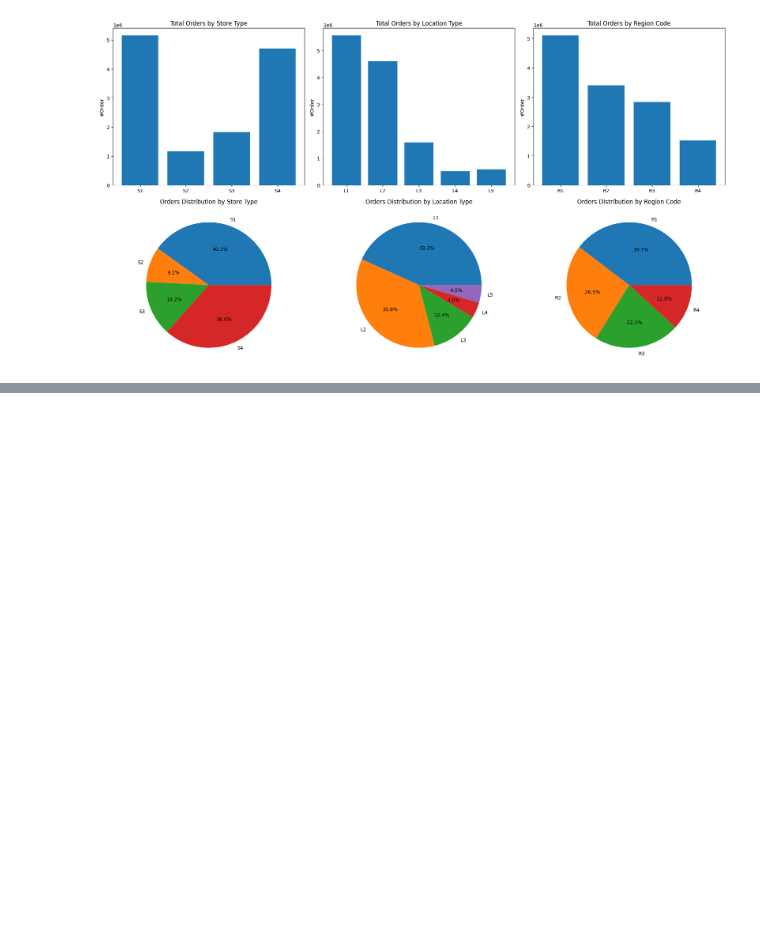
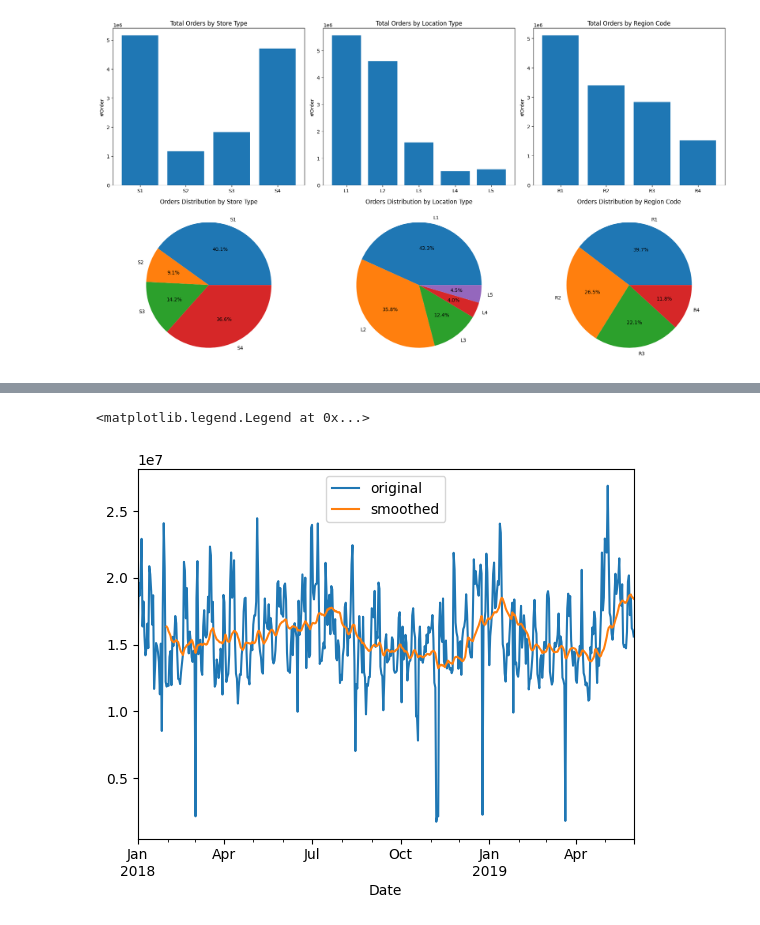
Before and after one commit to ArivalaganRaghavan/Product-Sales-Forecasting, a Jupyter notebook: Product_Sales_forecasting.ipynb, the cells around one changed output, grey strips where cells are left out. Cells and saved outputs as stored; diff of their text form; code cells hidden in the pictures; blank space fills up the shorter version.

```diff
--- a/Product_Sales_forecasting.ipynb
+++ b/Product_Sales_forecasting.ipynb
@@ -638,0 +689,11 @@ plt.show()
+# %%
+# Plot original data
+temp.Sales.plot(label='original')
+
+# Plot data after implementing Moving Averages
+temp.Sales.rolling(31, center=False).mean().plot(label='smoothed')
+
+plt.legend()
+# %% [output]
+<matplotlib.legend.Legend at 0x...>
+[figure, added]
```
Also changed, not shown: parts of 10 cells of this notebook.
